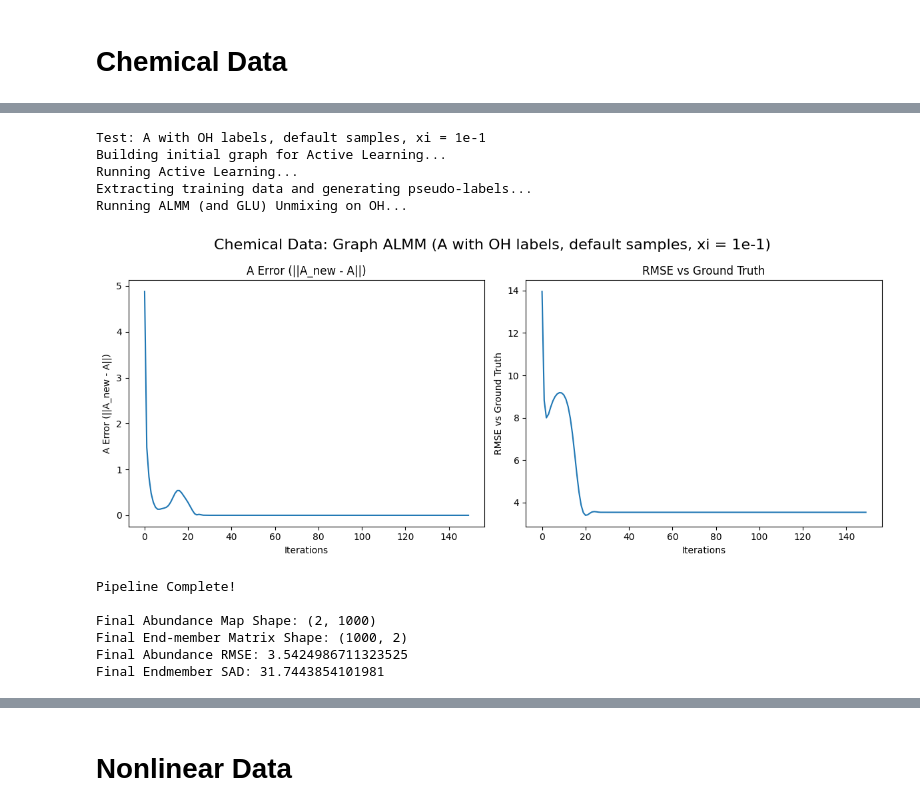
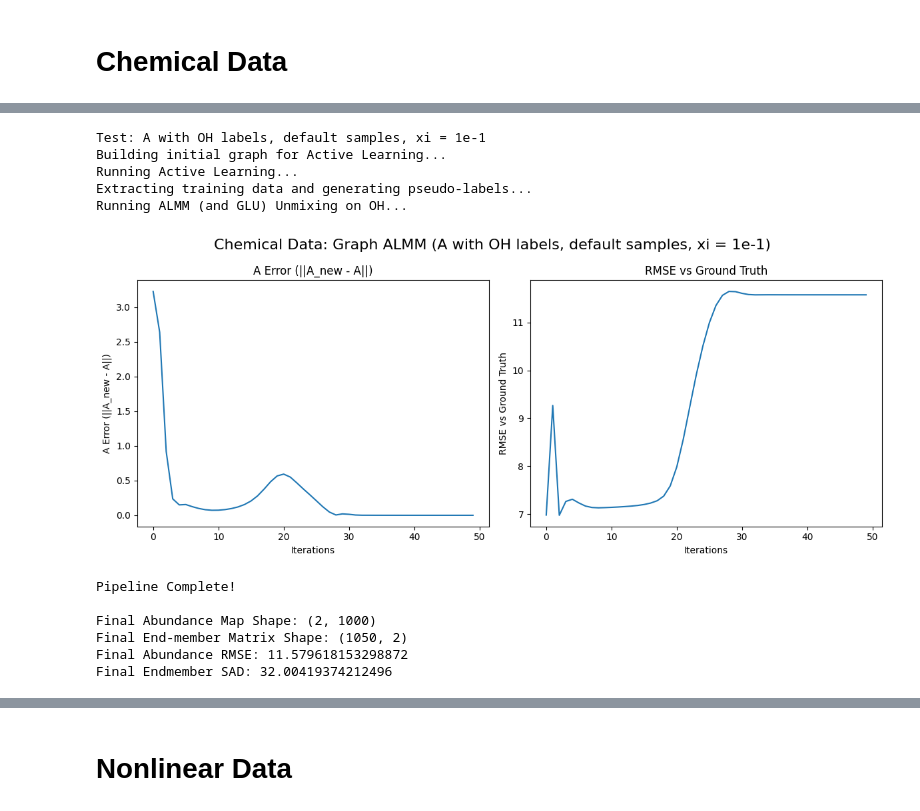
Before and after one commit to mtyler1059/Nearly-Blind-Hyperspectral-Unmixing, a Jupyter notebook: plot_testing.ipynb, the cells around one changed output, grey strips where cells are left out. Drawn from its saved outputs; the diff is of its cells as text; code cells hidden in the pictures.

Commit message:
Added fixed code and implemented graphing function to giant python file

```diff
--- a/plot_testing.ipynb
+++ b/plot_testing.ipynb
@@ -778,7 +778,7 @@ def run_unmixing_pipeline_example_graph_almm(X, A_gt, S_gt, N, alpha, beta, gamm
 # %% [markdown]
 # Chemical Data
 # %%
-data_chem = np.load('synth_chem_data.npy', allow_pickle = True).item()
+data_chem = np.load('synth_CuSO4_data.npy', allow_pickle = True).item()
 
 # 1. See what keys are inside
 # 1. See what keys are inside
@@ -868,0 +879,33 @@ E_f_chem_ALMM, A_f_chem_ALMM, T_f_chem_ALMM, B_f_chem_ALMM = algo_2_almm_optimiz
+# %%
+# ALMM-GLU
+
+alpha = (1e-3 + 1e-2)/2
+beta = (1e-3 + 1e-2)/2
+gamma = (1e-3 + 1e-2)/2
+eta = (1e-3 + 1e-2)/2
+iters = 20 # changed from 50
+samples = 500
+
+# Pick the best alpha
+#run_unmixing_pipeline_example2(X_chem, A_gt_chem, S_gt_chem, samples, a, beta, gamma, eta, maxIter = iters, M_total_0 = int(0.004*2*samples), m_0 = 2, print_bool = False)
+best_rmse = np.inf
+best_alpha = None
+
+alpha_vals = [alpha, alpha/10, alpha/100, alpha/1000, alpha/10000]
+
+for a in alpha_vals:
+
+    A_f_chem_ALMM_GLU, S_f_chem_ALMM_GLU, A_rmse, S_sad = run_unmixing_pipeline_example_graph_almm(X_chem_sub, A_gt_chem_sub, S_gt_chem,
+                                                                                     samples, a, beta, gamma, eta, maxIter = iters,
+                                                                                     M_total_0 = int(0.004*5*samples), m_0 = 2, xi_0 = 1e-2,
+                                                                                     OH_labels = True, print_bool = False, A_error = False, RMSE_plot = False,
+                                                                                     title_0 = "Chemical Data: Graph ALMM (A with OH labels, default samples, xi = 1e-1)")
+
+
+    print(f"alpha={a:.6f} -> RMSE={A_rmse:.4f}, SAD={S_sad:.4f}")
+
+    if A_rmse < best_rmse:
+        best_rmse = A_rmse
+        best_alpha = a
+
+print(f"\nBest alpha: {best_alpha}, RMSE: {best_rmse:.4f}, SAD: {S_sad}")
@@ -873,45 +924,45 @@ alpha = (1e-3 + 1e-2)/2
 beta = (1e-3 + 1e-2)/2
 gamma = (1e-3 + 1e-2)/2
 eta = (1e-3 + 1e-2)/2
-iters = 150 # changed from 50
+iters = 50 # changed from 50
 samples = 1000
 
 # Pick the best alpha
-best_rmse = np.inf
-best_alpha = 1e-7
+# best_rmse = np.inf
+# best_alpha = 1e-7
 
 # Test: A with OH labels, default samples, xi = 1e-1
 # maxIter=10 -> RMSE=9.0805
 # maxIter=15 -> RMSE=6.3223
 # maxIter=20 -> RMSE=3.4021
 # maxIter=25 -> RMSE=3.5662
 # maxIter=30 -> RMSE=3.5427
 # maxIter=40 -> RMSE=3.5426
 # maxIter=50 -> RMSE=3.5426
 
 # RMSE
 # 3.5425320610060456 (100 iterations)
 # 3.5424986711323525 (150 iterations)
 
 print(f"Test: A with OH labels, default samples, xi = 1e-1")
 A_f_chem_ALMM_GLU, S_f_chem_ALMM_GLU, A_rmse, S_sad = run_unmixing_pipeline_example_graph_almm(X_chem, A_gt_chem, S_gt_chem,
                                                                                      samples, best_alpha, beta, gamma, eta, maxIter = iters,
-                                                                                     M_total_0 = int(0.004*samples), m_0 = 2, xi_0 = 1e-1,
+                                                                                     M_total_0 = int(0.004*4*samples), m_0 = 2, xi_0 = 1e-2,
                                                                                      OH_labels = True, print_bool = True, A_error = True, RMSE_plot = True,
                                                                                      title_0 = "Chemical Data: Graph ALMM (A with OH labels, default samples, xi = 1e-1)")
 # %% [output]
 Test: A with OH labels, default samples, xi = 1e-1
 Building initial graph for Active Learning...
 Running Active Learning...
 Extracting training data and generating pseudo-labels...
 Running ALMM (and GLU) Unmixing on OH...
-[figure, old version]
+[figure, new version]
 Pipeline Complete!
 
 Final Abundance Map Shape: (2, 1000)
-Final End-member Matrix Shape: (1000, 2)
-Final Abundance RMSE: 3.5424986711323525
-Final Endmember SAD: 31.7443854101981
+Final End-member Matrix Shape: (1050, 2)
+Final Abundance RMSE: 11.579618153298872
+Final Endmember SAD: 32.00419374212496
 # %%
 print(f"Test: A with Exact labels, default samples, xi = 1e-1")
 A_f_chem_ALMM_GLU, S_f_chem_ALMM_GLU, A_rmse, S_sad = run_unmixing_pipeline_example_graph_almm(X_chem, A_gt_chem, S_gt_chem,
```
Also changed, not shown: parts of 9 cells of this notebook, 2 other files.
